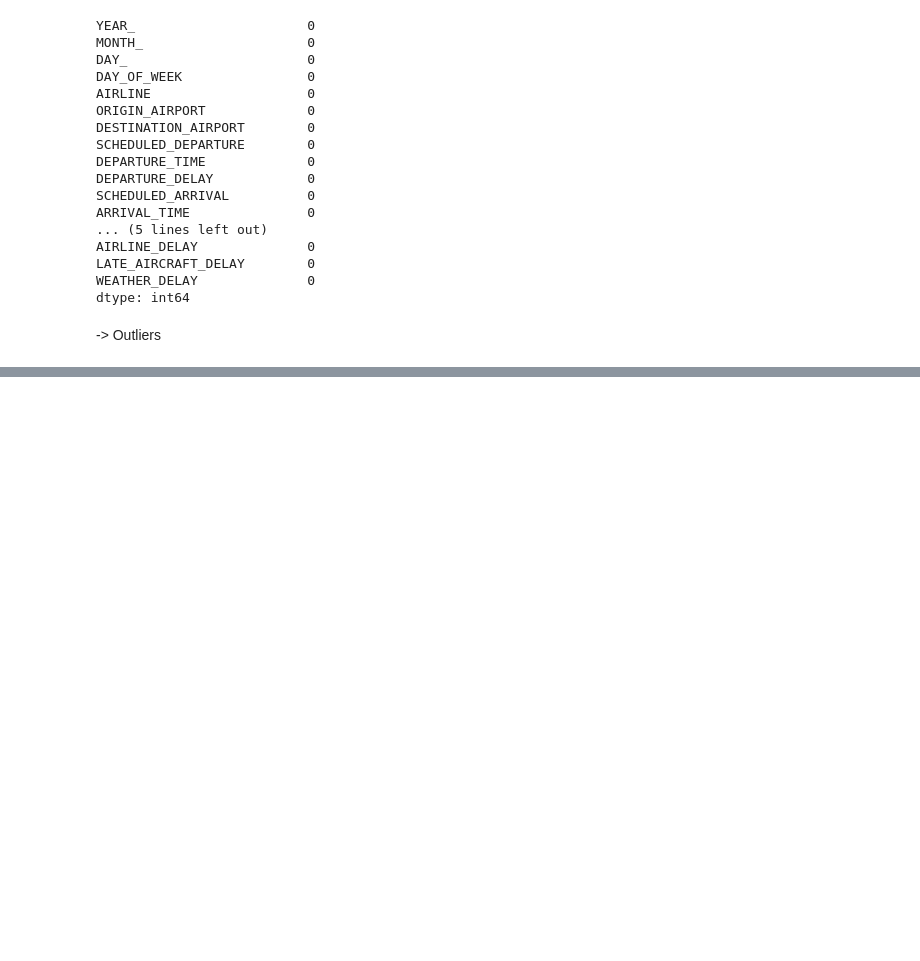
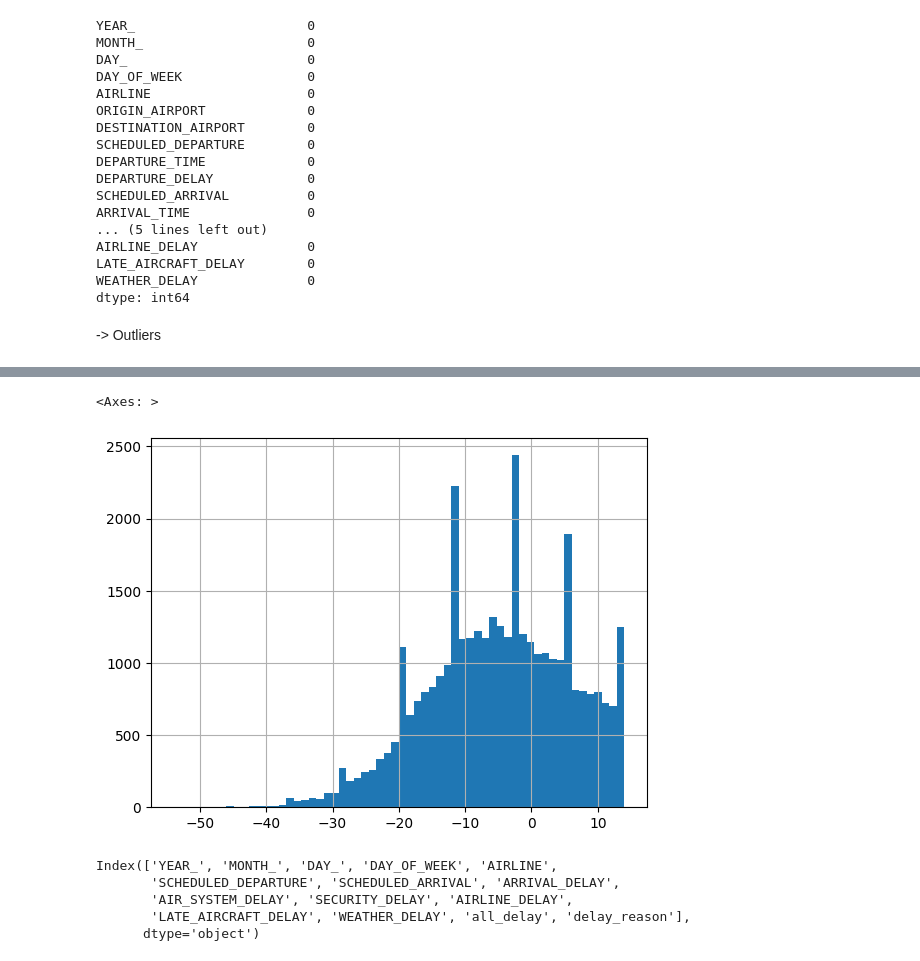
Before and after one commit to eshagarwal/AI, a Jupyter notebook: flights.ipynb, the cells around one changed output, grey strips where cells are left out. Saved outputs shown, nothing was run; the diff lists cells and outputs as text; code cells hidden in the pictures; blank space fills up the shorter version.

```diff
--- a/flights.ipynb
+++ b/flights.ipynb
@@ -299,0 +330,4 @@ dtype: int64
+# %%
+flights = flights[['YEAR_', 'MONTH_', 'DAY_', 'DAY_OF_WEEK', 'AIRLINE', 'SCHEDULED_DEPARTURE', 'SCHEDULED_ARRIVAL', 'ARRIVAL_DELAY',
+       'AIR_SYSTEM_DELAY', 'SECURITY_DELAY', 'AIRLINE_DELAY',
+       'LATE_AIRCRAFT_DELAY', 'WEATHER_DELAY']]
@@ -299,0 +342,4 @@ dtype: int64
+# %%
+flights['all_delay'] = flights[['AIR_SYSTEM_DELAY', 'SECURITY_DELAY', 'AIRLINE_DELAY',
+       'LATE_AIRCRAFT_DELAY', 'WEATHER_DELAY']].sum(axis=1)
+flights
@@ -299,0 +365,4 @@ dtype: int64
+# %%
+flights['delay_reason'] = np.where(flights['all_delay']>0, flights[['AIR_SYSTEM_DELAY', 'SECURITY_DELAY', 'AIRLINE_DELAY',
+       'LATE_AIRCRAFT_DELAY', 'WEATHER_DELAY']].idxmax(axis=1), 'NO_DELAY')
+flights
@@ -299,0 +399,13 @@ dtype: int64
+# %%
+flights[flights['delay_reason']=='NO_DELAY']['ARRIVAL_DELAY'].hist(bins=60)
+# %% [output]
+<Axes: >
+[figure, added]
+# %%
+flights.columns
+# %% [output]
+Index(['YEAR_', 'MONTH_', 'DAY_', 'DAY_OF_WEEK', 'AIRLINE',
+       'SCHEDULED_DEPARTURE', 'SCHEDULED_ARRIVAL', 'ARRIVAL_DELAY',
+       'AIR_SYSTEM_DELAY', 'SECURITY_DELAY', 'AIRLINE_DELAY',
+       'LATE_AIRCRAFT_DELAY', 'WEATHER_DELAY', 'all_delay', 'delay_reason'],
+      dtype='object')
```
Also changed, not shown: parts of 10 cells of this notebook.
